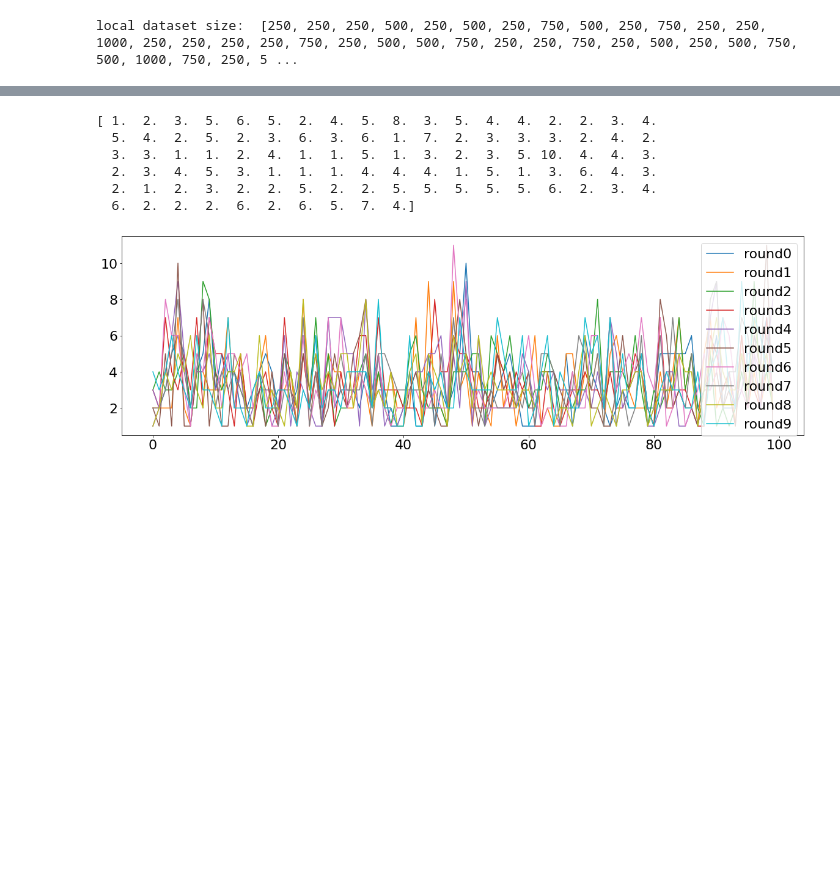
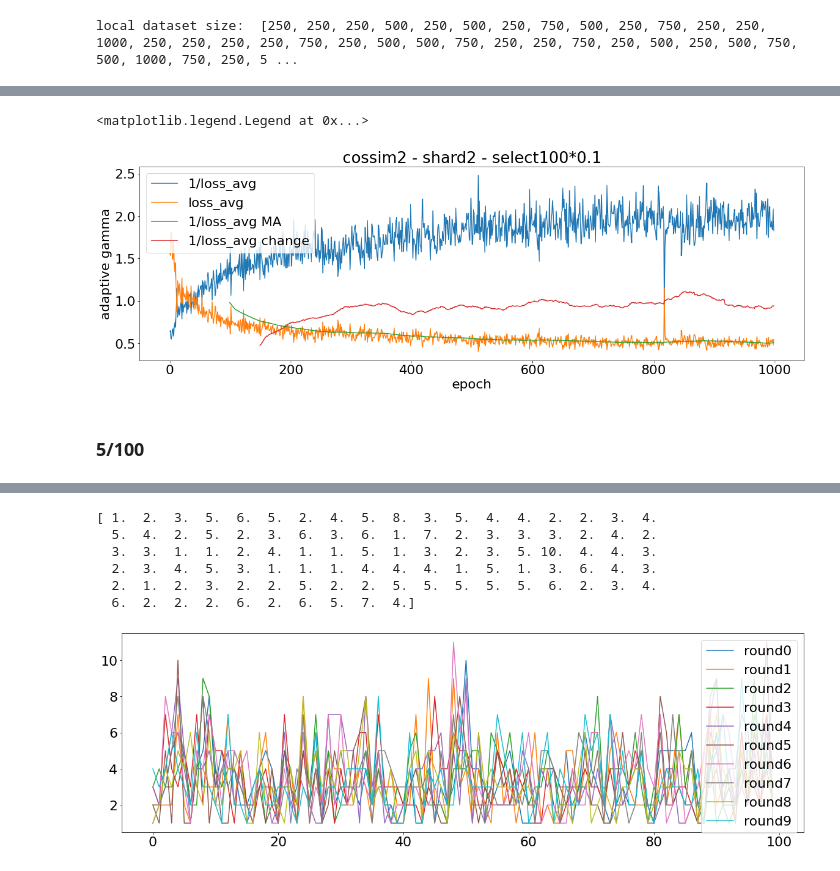
Before and after one commit to yhyeh/Fedcism, a Jupyter notebook: my_results_algo1.ipynb, the cells around one changed output, grey strips where cells are left out. Saved outputs shown, nothing was run; the diff lists cells and outputs as text; code cells hidden in the pictures; blank space fills up the shorter version.

```diff
--- a/my_results_algo1.ipynb
+++ b/my_results_algo1.ipynb
@@ -66 +262,25 @@ local dataset size:  [250, 250, 250, 500, 250, 500, 250, 750, 500, 250, 750, 250
+# %%
+loss = df_utility['algo2_r-loss']['loss_avg']
+plt.figure()
+plt.title('{} - shard{} - select{}*{}'.format(run, shard_per_user, num_users, frac))
+plt.plot(range(1000), 1/loss, label='1/loss_avg')
+plt.plot(range(1000), loss, label='loss_avg')
+MA = loss.rolling(100).mean()
+#VAR = loss.rolling(10).var()
+#print(loss.rolling(50).mean().iloc[49:100])
+plt.plot(range(1000), MA, label='1/loss_avg MA')
+#plt.plot(range(1000), VAR, label='1/loss_avg VAR')
+#print((MA.pct_change(periods=50)+1).iloc[99:150])
+plt.plot(range(1000), (MA.pct_change(periods=50)+1)**3, label='1/loss_avg change')
+
+#plt.plot(range(1000), (1/loss)-0.3*loss, label='(1/loss)-0.3*loss')
+#plt.plot(range(1000), (1/loss)**2, label='(1/loss_avg)^2')
+plt.ylabel('adaptive gamma')
+plt.xlabel('epoch')
+plt.legend()
+# %% [output]
+<matplotlib.legend.Legend at 0x...>
+[figure, added]
+# %% [markdown]
+### 5/100
 # %%
```
Also changed, not shown: parts of 7 cells of this notebook, 2 other files.
